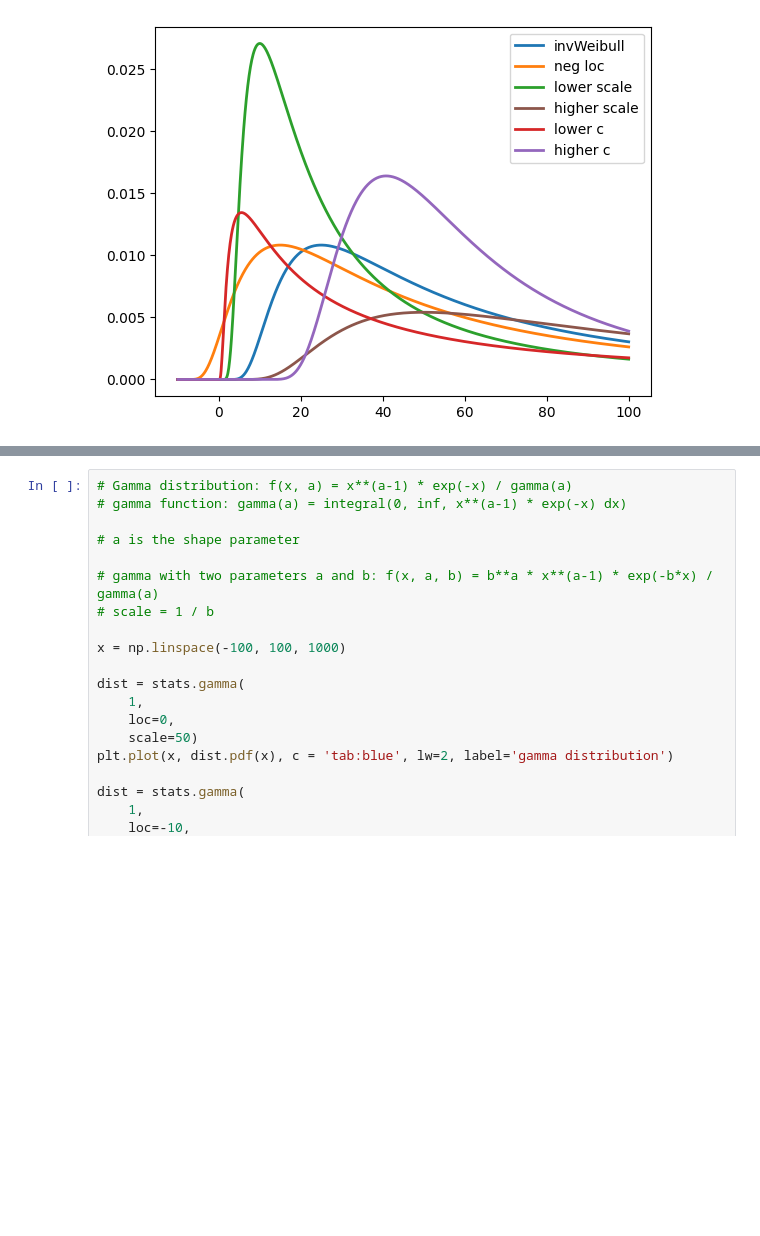
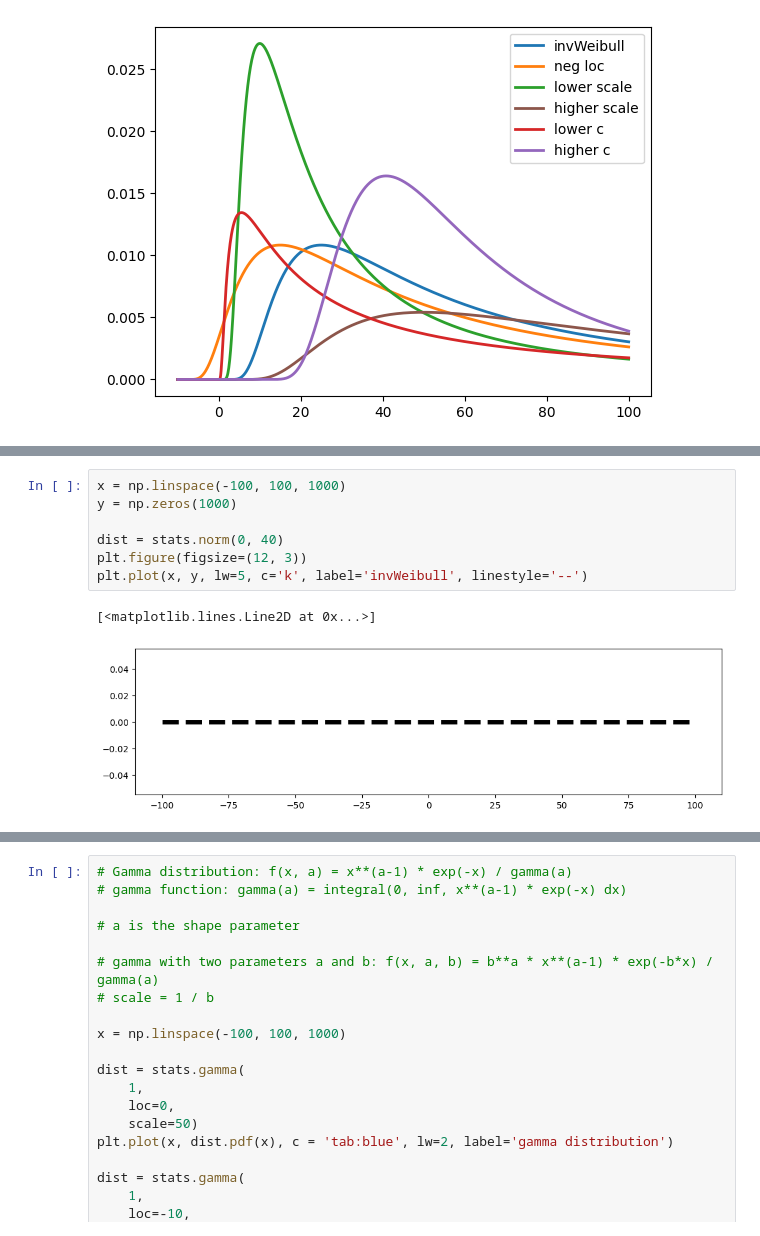
Before and after one commit to OWI-Lab/filter_tc, a Jupyter notebook: notebooks/distributions/scipy_distributions.ipynb, the cells around one changed output, grey strips where cells are left out. Saved outputs shown, nothing was run; the diff lists cells and outputs as text; blank space fills up the shorter version.

```diff
--- a/notebooks/distributions/scipy_distributions.ipynb
+++ b/notebooks/distributions/scipy_distributions.ipynb
@@ -60,0 +74,10 @@ plt.close()
+# %%
+x = np.linspace(-100, 100, 1000)
+y = np.zeros(1000)
+
+dist = stats.norm(0, 40)
+plt.figure(figsize=(12, 3))
+plt.plot(x, y, lw=5, c='k', label='invWeibull', linestyle='--')
+# %% [output]
+[<matplotlib.lines.Line2D at 0x...>]
+[figure, added]
```
Also changed, not shown: parts of 2 cells of this notebook, 4 other files.
